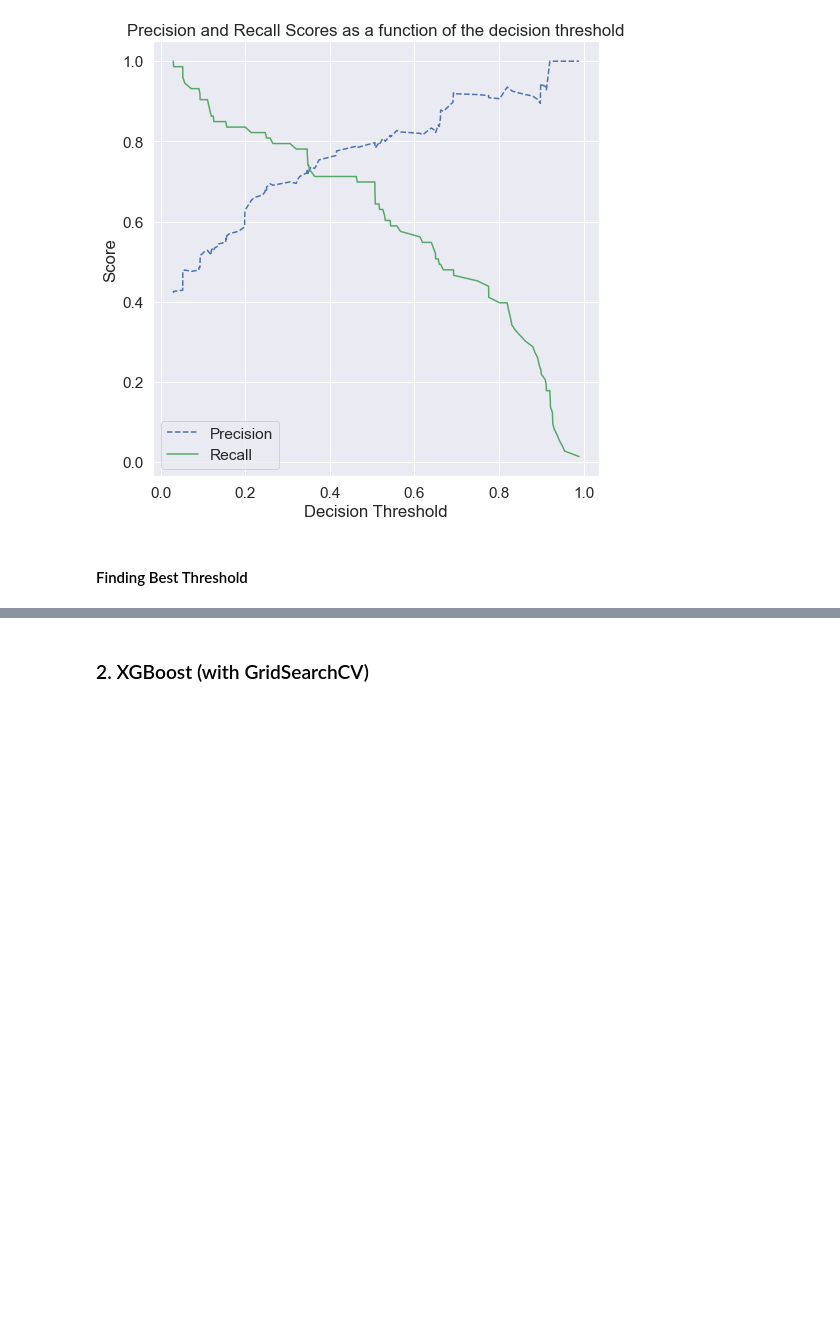
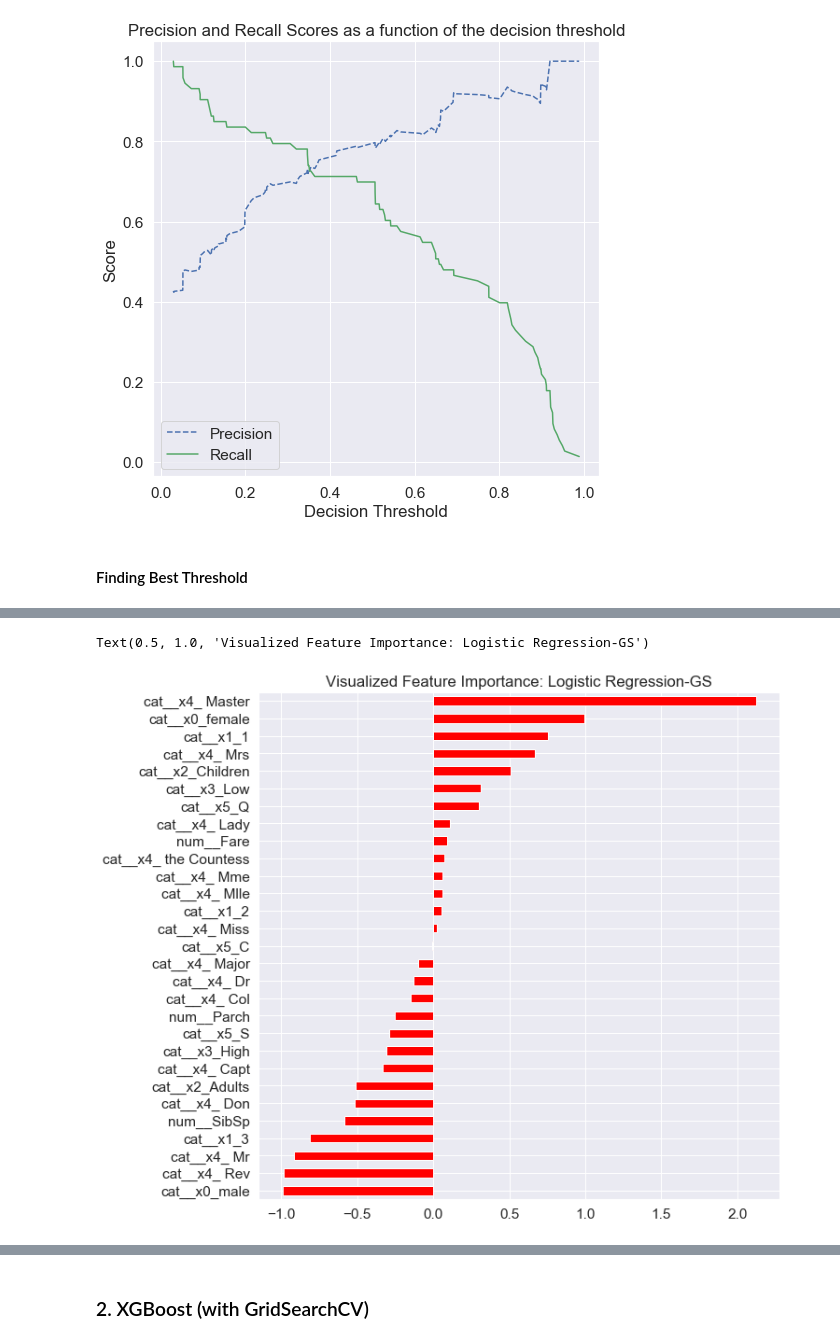
Before and after one commit to dexterch91/CA1-ML-Submission, a Jupyter notebook: CA1-DexterChewPartA.ipynb, the cells around one changed output, grey strips where cells are left out. Cells and saved outputs as stored; diff of their text form; code cells hidden in the pictures; blank space fills up the shorter version.

```diff
--- a/CA1-DexterChewPartA.ipynb
+++ b/CA1-DexterChewPartA.ipynb
@@ -1094,0 +1123,13 @@ Text(0, 0.5, 'F1-Score')
+# %%
+#Plotting feature importances
+featModel = best_modelloggs.best_estimator_.named_steps["model"]
+importance = featModel.coef_[0]
+#importance is a list so you can plot it.
+combination = pd.Series(importance,columns)
+feat_importances = pd.Series(importance)
+plt.figure(figsize=(10,10))
+combination.sort_values().plot.barh(color='red')
+plt.title("Visualized Feature Importance: {}".format(model_name))
+# %% [output]
+Text(0.5, 1.0, 'Visualized Feature Importance: Logistic Regression-GS')
+[figure, added]
```
Also changed, not shown: parts of 39 cells of this notebook.
